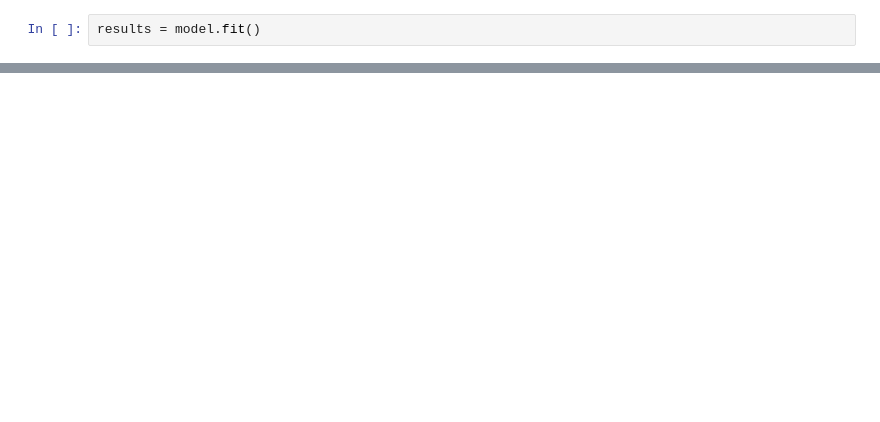
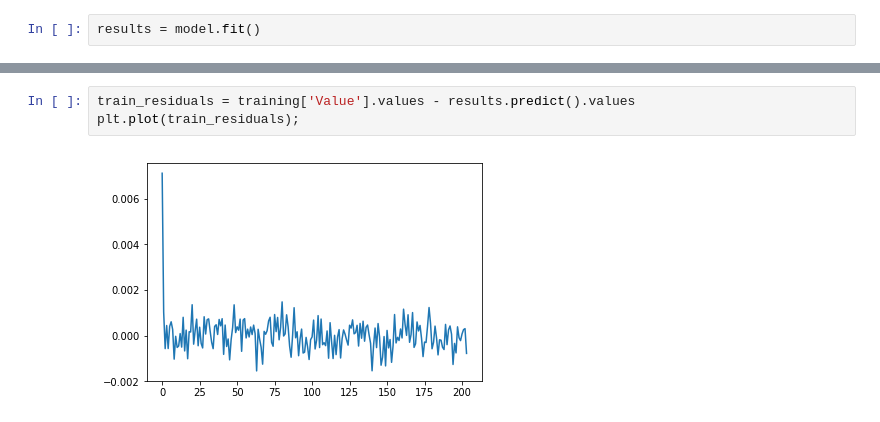
Before and after one commit to PythonCharmers/QuantFinance, a Jupyter notebook: notebooks/in_development/Module 1.6.4 - ARMA.ipynb, the cells around one changed output, grey strips where cells are left out. Drawn from its saved outputs; the diff is of its cells as text; blank space fills up the shorter version.

```diff
--- a/notebooks/in_development/Module 1.6.4 - ARMA.ipynb
+++ b/notebooks/in_development/Module 1.6.4 - ARMA.ipynb
@@ -147,0 +236,5 @@ Roots
+# %%
+train_residuals = training['Value'].values - results.predict().values
+plt.plot(train_residuals);
+# %% [output]
+[figure, added]
```
Also changed, not shown: parts of 25 cells of this notebook.
